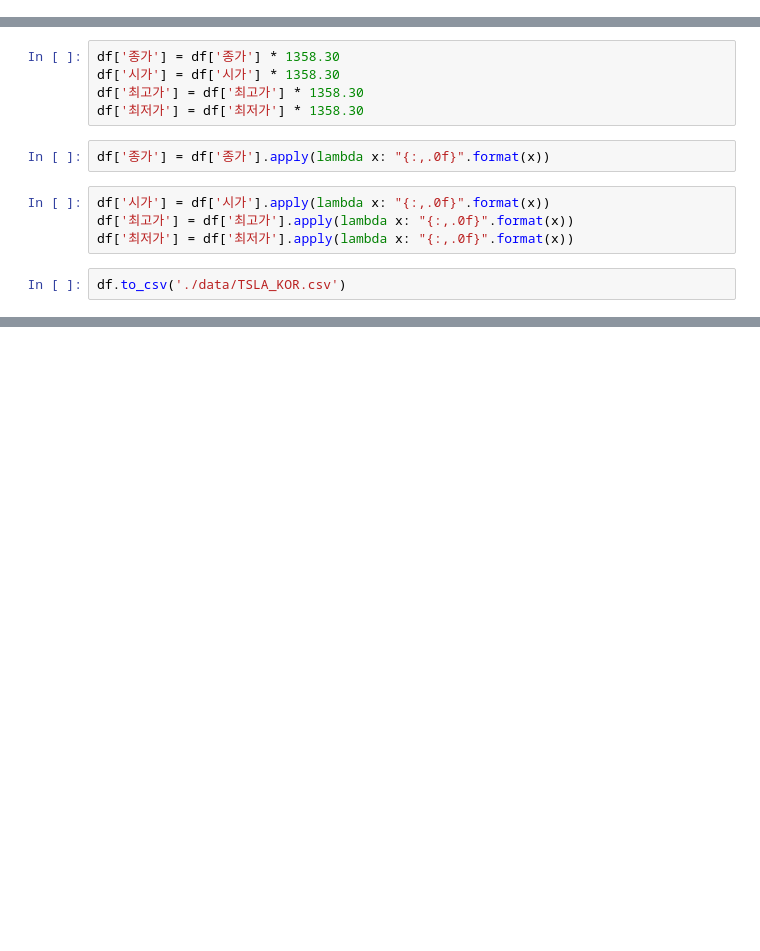
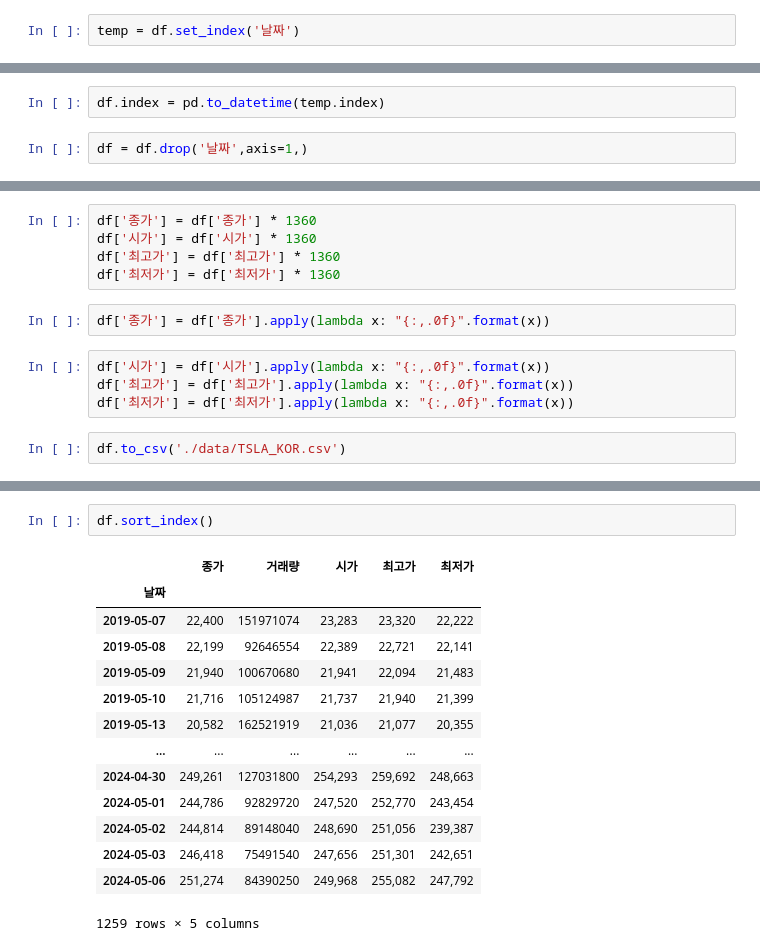
Before and after one commit to GaMinSeo/TSLA_predict, a Jupyter notebook: TSLA.ipynb, the cells around one changed output, grey strips where cells are left out. Cells and saved outputs as stored; diff of their text form; blank space fills up the shorter version.

```diff
--- a/TSLA.ipynb
+++ b/TSLA.ipynb
@@ -123,3 +123,5 @@ import joblib
 joblib.dump(prophet, './model/prophet.pkl')
 # %% [output]
 ['./model/prophet.pkl']
+# %%
+temp = df.set_index('날짜')
@@ -125,0 +137,4 @@ joblib.dump(prophet, './model/prophet.pkl')
+# %%
+df.index = pd.to_datetime(temp.index)
+# %%
+df = df.drop('날짜',axis=1,)
@@ -126,10 +143,10 @@ joblib.dump(prophet, './model/prophet.pkl')
 # %%
 # 환율 적용
 # %%
-df['종가'] = df['종가'] * 1358.30
-df['시가'] = df['시가'] * 1358.30
-df['최고가'] = df['최고가'] * 1358.30
-df['최저가'] = df['최저가'] * 1358.30
+df['종가'] = df['종가'] * 1360
+df['시가'] = df['시가'] * 1360
+df['최고가'] = df['최고가'] * 1360
+df['최저가'] = df['최저가'] * 1360
 # %%
 df['종가'] = df['종가'].apply(lambda x: "{:,.0f}".format(x))
 # %%
@@ -140,0 +167,17 @@ df.to_csv('./data/TSLA_KOR.csv')
+# %%
+df.sort_index()
+# %% [output]
+|  | 종가 | 거래량 | 시가 | 최고가 | 최저가 |
+| 날짜 |  |  |  |  |  |
+| 2019-05-07 | 22,400 | 151971074 | 23,283 | 23,320 | 22,222 |
+| 2019-05-08 | 22,199 | 92646554 | 22,389 | 22,721 | 22,141 |
+| 2019-05-09 | 21,940 | 100670680 | 21,941 | 22,094 | 21,483 |
+| 2019-05-10 | 21,716 | 105124987 | 21,737 | 21,940 | 21,399 |
+| 2019-05-13 | 20,582 | 162521919 | 21,036 | 21,077 | 20,355 |
+| ... | ... | ... | ... | ... | ... |
+| 2024-04-30 | 249,261 | 127031800 | 254,293 | 259,692 | 248,663 |
+| 2024-05-01 | 244,786 | 92829720 | 247,520 | 252,770 | 243,454 |
+| 2024-05-02 | 244,814 | 89148040 | 248,690 | 251,056 | 239,387 |
+| 2024-05-03 | 246,418 | 75491540 | 247,656 | 251,301 | 242,651 |
+| 2024-05-06 | 251,274 | 84390250 | 249,968 | 255,082 | 247,792 |
+1259 rows × 5 columns
```
Also changed, not shown: parts of 5 cells of this notebook, 7 other files.
